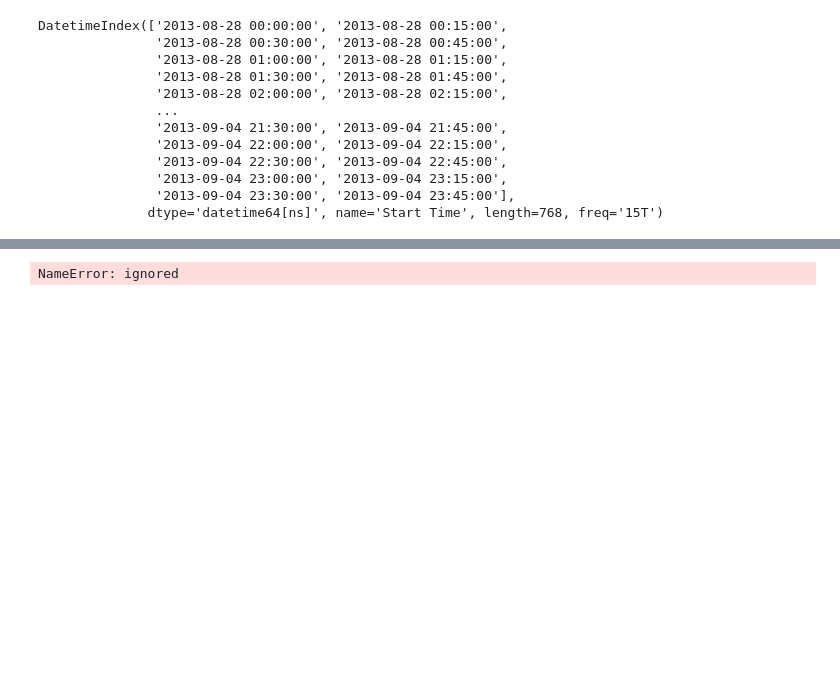
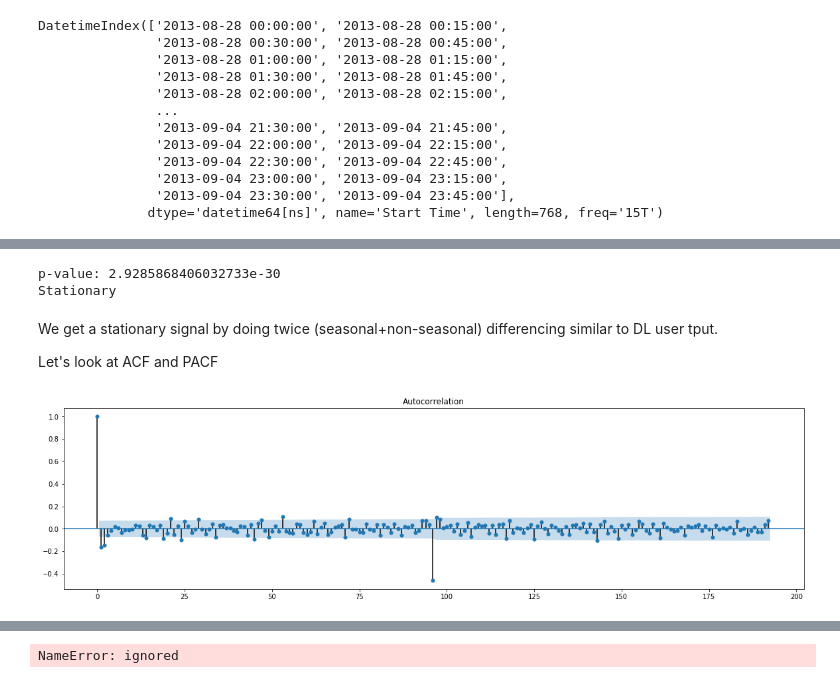
Before and after one commit to athalji/Timeseries_Forecasting_AWS, a Jupyter notebook: Vector_Autoregression_VARMA_methods.ipynb, the cells around one changed output, grey strips where cells are left out. Drawn from its saved outputs; the diff is of its cells as text; code cells hidden in the pictures; blank space fills up the shorter version.

```diff
--- a/Vector_Autoregression_VARMA_methods.ipynb
+++ b/Vector_Autoregression_VARMA_methods.ipynb
@@ -23,4 +25,6 @@ df=pd.read_excel('/content/drive/MyDrive/Traffic.xlsx')
 # %%
+df=pd.read_excel('Traffic.xlsx')
+
 df['Start Time'] = pd.to_datetime(df['Start Time'])
 df.set_index('Start Time',drop=False,inplace=True)
 df['DL RBLER (%)']=df['DL RBLER (%)'].replace('NIL',np.nan)
@@ -53,0 +65,2 @@ DatetimeIndex(['2013-08-28 00:00:00', '2013-08-28 00:15:00',
+# %%
+df_varma=df_filter[['L.Traffic.User.Avg (None)','DL user tput']]
@@ -53,0 +94,21 @@ DatetimeIndex(['2013-08-28 00:00:00', '2013-08-28 00:15:00',
+# %%
+df_varma['1st_diff_users']=df_varma['L.Traffic.User.Avg (None)'].diff(96)
+df_varma['1st_diff_users'].fillna(df_varma['1st_diff_users'].median(),inplace=True)
+
+df_varma['2nd_diff_users'] = df_varma['1st_diff_users'].diff()
+df_varma['2nd_diff_users'].fillna(df_varma['2nd_diff_users'].median(),inplace=True)
+
+adf(df_varma['2nd_diff_users'])
+# %% [output]
+p-value: 2.9285868406032733e-30
+Stationary
+# %% [markdown]
+We get a stationary signal by doing twice (seasonal+non-seasonal) differencing similar to DL user tput.
+
+Let's look at ACF and PACF
+# %%
+fig,ax=plt.subplots(figsize=(20,5))
+
+plot_acf(df_varma['2nd_diff_users'],ax=ax,lags =192);
+# %% [output]
+[figure, added]
```
Also changed, not shown: parts of 36 cells of this notebook, 3 other files.
